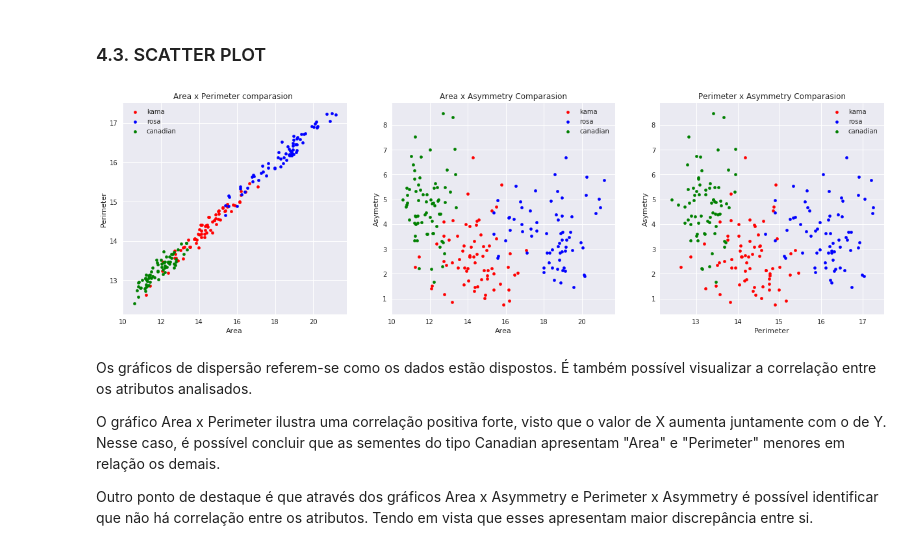
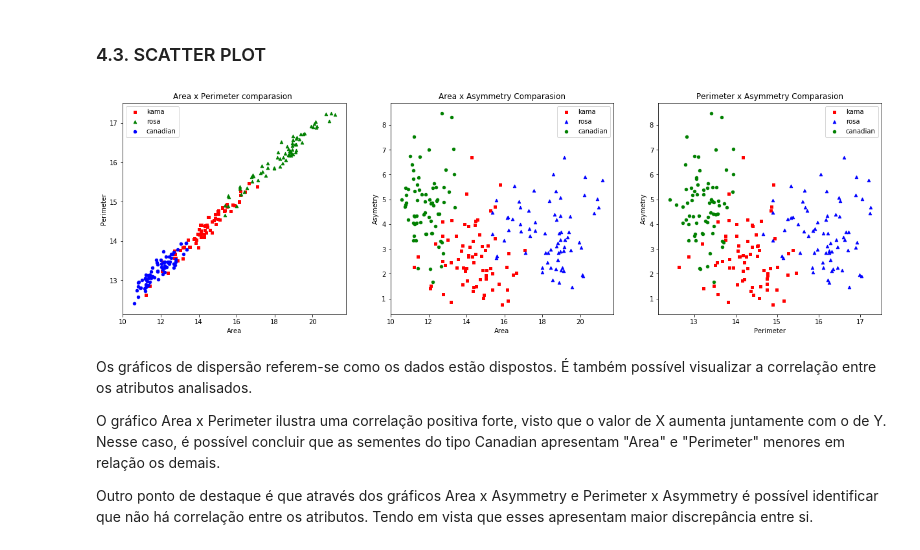
Before and after one commit to julianyraiol/RNA-Works, a Jupyter notebook: Projeto_4/develop/analise/analise.ipynb, the cells around one changed output. Saved outputs shown, nothing was run; the diff lists cells and outputs as text; code cells hidden in the pictures.

```diff
--- a/Projeto_4/develop/analise/analise.ipynb
+++ b/Projeto_4/develop/analise/analise.ipynb
@@ -28,9 +23,6 @@ Esta análise visa responder:
 import pandas as pd
 from pandas.tools.plotting import parallel_coordinates
 import matplotlib.pyplot as plt
-import seaborn as sns
-
-sns.set()
 # %% [markdown]
 ## 1. Carregando o conjunto de dados
 # %%
@@ -333,27 +320,27 @@ plt.show()
 # %%
 fig, ax = plt.subplots(1,3,figsize=(21, 6))
 
-kama.plot(x="Area", y="Perimeter", kind="scatter",ax=ax[0],label='kama',color='r')
-rosa.plot(x="Area",y="Perimeter",kind="scatter",ax=ax[0],label='rosa',color='b')
-canadian.plot(x="Area", y="Perimeter", kind="scatter", ax=ax[0], label='canadian', color='g')
+kama.plot(x="Area", y="Perimeter", kind="scatter",ax=ax[0],label='kama',color='r',marker='s')
+rosa.plot(x="Area",y="Perimeter",kind="scatter",ax=ax[0],label='rosa',color='g',marker='^')
+canadian.plot(x="Area", y="Perimeter", kind="scatter", ax=ax[0], label='canadian', color='b',marker='o')
 
-kama.plot(x="Area", y="Asymmetry", kind="scatter",ax=ax[1],label='kama',color='r')
-rosa.plot(x="Area",y="Asymmetry",kind="scatter",ax=ax[1],label='rosa',color='b')
-canadian.plot(x="Area", y="Asymmetry", kind="scatter", ax=ax[1], label='canadian', color='g')
+kama.plot(x="Area", y="Asymmetry", kind="scatter",ax=ax[1],label='kama',color='r',marker='s')
+rosa.plot(x="Area",y="Asymmetry",kind="scatter",ax=ax[1],label='rosa',color='b',marker='^')
+canadian.plot(x="Area", y="Asymmetry", kind="scatter", ax=ax[1], label='canadian', color='g',marker='o')
 
-kama.plot(x="Perimeter", y="Asymmetry", kind="scatter",ax=ax[2],label='kama',color='r')
-rosa.plot(x="Perimeter",y="Asymmetry",kind="scatter",ax=ax[2],label='rosa',color='b')
-canadian.plot(x="Perimeter", y="Asymmetry", kind="scatter", ax=ax[2], label='canadian', color='g')
+kama.plot(x="Perimeter", y="Asymmetry", kind="scatter",ax=ax[2],label='kama',color='r',marker='s')
+rosa.plot(x="Perimeter",y="Asymmetry",kind="scatter",ax=ax[2],label='rosa',color='b',marker='^')
+canadian.plot(x="Perimeter", y="Asymmetry", kind="scatter", ax=ax[2], label='canadian', color='g',marker='o')
 
 ax[0].set(title='Area x Perimeter comparasion ', ylabel='Perimeter')
 ax[1].set(title='Area x Asymmetry Comparasion',  ylabel='Asymetry')
 ax[2].set(title='Perimeter x Asymmetry Comparasion',  ylabel='Asymetry')
 ax[0].legend()
 ax[1].legend()
 ax[2].legend()
 plt.show()
 # %% [output]
-[figure, old version]
+[figure, new version]
 # %% [markdown]
 Os gráficos de dispersão referem-se como os dados estão dispostos. É também possível visualizar a correlação
 entre os atributos analisados.
```
Also changed, not shown: parts of 5 cells of this notebook, 2 other files.
